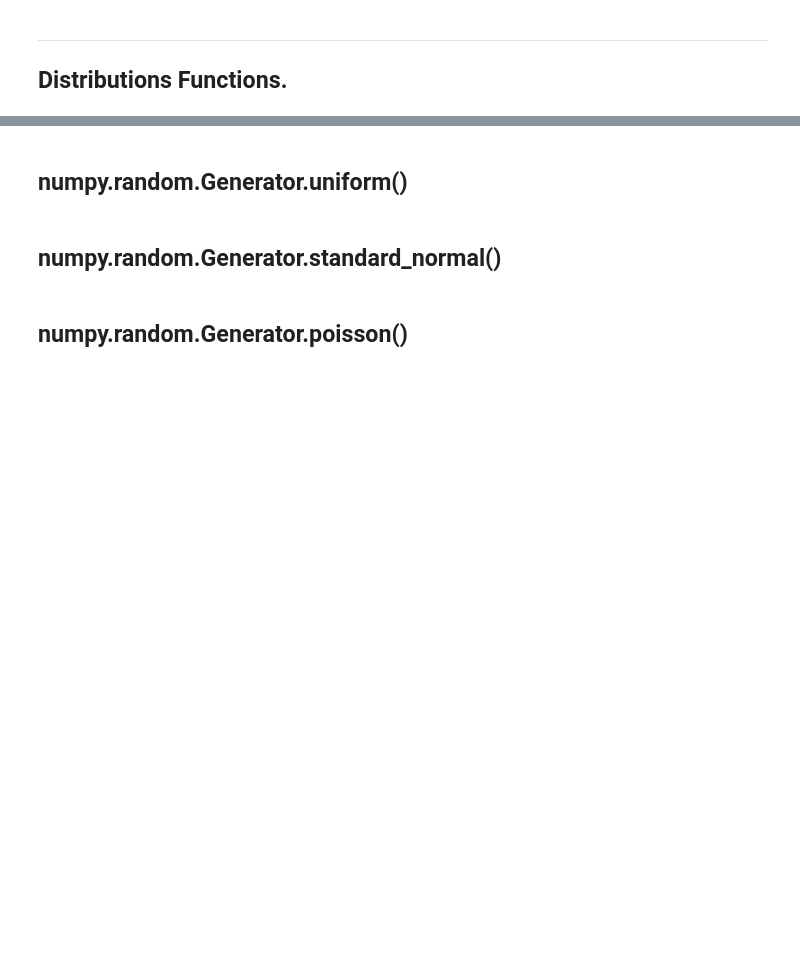
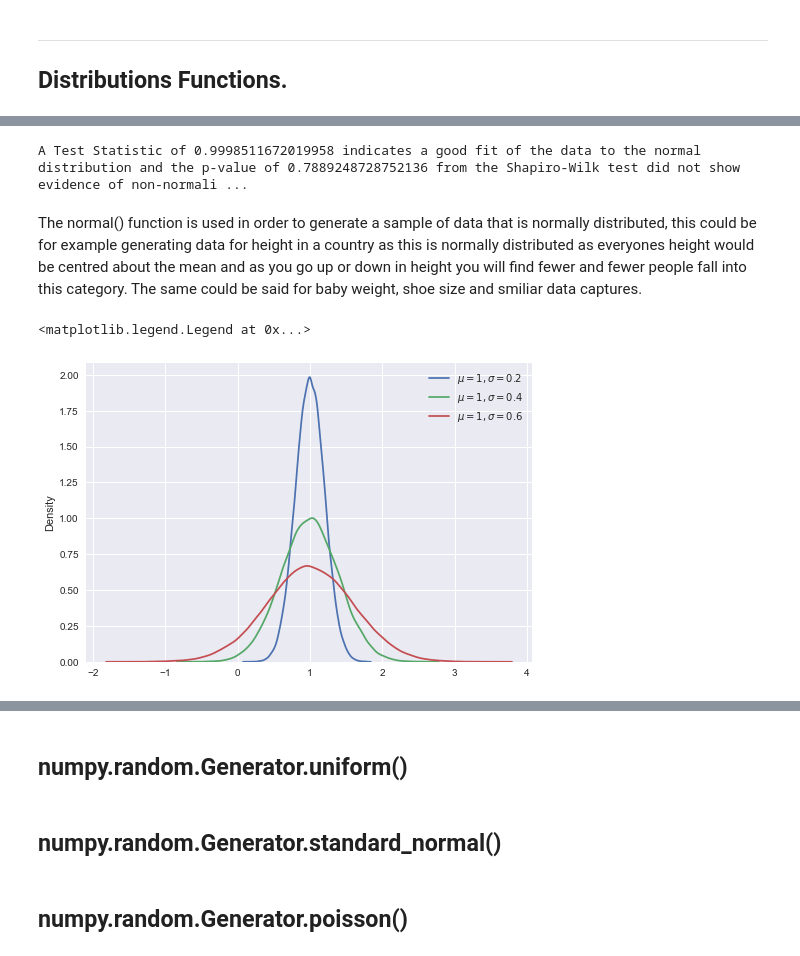
Before and after one commit to fionnmccarthy/ProgDA_Assignment, a Jupyter notebook: numpy-random.ipynb, the cells around one changed output, grey strips where cells are left out. Cells and saved outputs as stored; diff of their text form; code cells hidden in the pictures; blank space fills up the shorter version.

```diff
--- a/numpy-random.ipynb
+++ b/numpy-random.ipynb
@@ -482,0 +492,34 @@ plt.show()
+# %%
+# https://machinelearningmastery.com/a-gentle-introduction-to-normality-tests-in-python/ [19]
+
+from scipy.stats import shapiro
+# normality test - Shapiro Wilks test
+stat, p = shapiro(normal_data)
+
+# interpret, test the hypotheses for non-normality
+alpha = 0.05
+
+#https://variation.com/wp-content/distribution_analyzer_help/hs141.htm [18]
+# If p is greater than 0.05 then there is evidence of non-normality
+if p > alpha:
+    print('A Test Statistic of {} indicates a good fit of the data to the normal distribution and the p-value of {} from the Shapiro-Wilk test did not show evidence of non-normality'.format(stat, p))
+else:
+    print('The sample does may not be normally distributed as the Shapiro-Wilk test did show evidence of non-normality')
+# %% [output]
+A Test Statistic of 0.9998511672019958 indicates a good fit of the data to the normal distribution and the p-value of 0.7889248728752136 from the Shapiro-Wilk test did not show evidence of non-normali ...
+# %% [markdown]
+The normal() function is used in order to generate a sample of data that is normally distributed, this could be for example generating data for height in a country as this is normally distributed as everyones height would be centred about the mean and as you go up or down in height you will find fewer and fewer people fall into this category. The same could be said for baby weight, shoe size and smiliar data captures.
+# %%
+# I will show what altering the standard deviation (scale) does to the data, it makes the bell-cure wider at the base and not as high.
+n1 = rng.normal(loc=1, scale=0.2, size=100000)
+n2 = rng.normal(loc=1, scale=0.4, size=100000)
+n3 = rng.normal(loc=1, scale=0.6, size=100000)
+
+sns.kdeplot(n1)
+sns.kdeplot(n2)
+sns.kdeplot(n3)
+
+plt.legend(['$\mu = 1,  \sigma = 0.2$', "$\mu = 1,  \sigma = 0.4$", "$\mu = 1,  \sigma = 0.6$"])
+# %% [output]
+<matplotlib.legend.Legend at 0x...>
+[figure, added]
```
Also changed, not shown: parts of 38 cells of this notebook, 1 other file.
